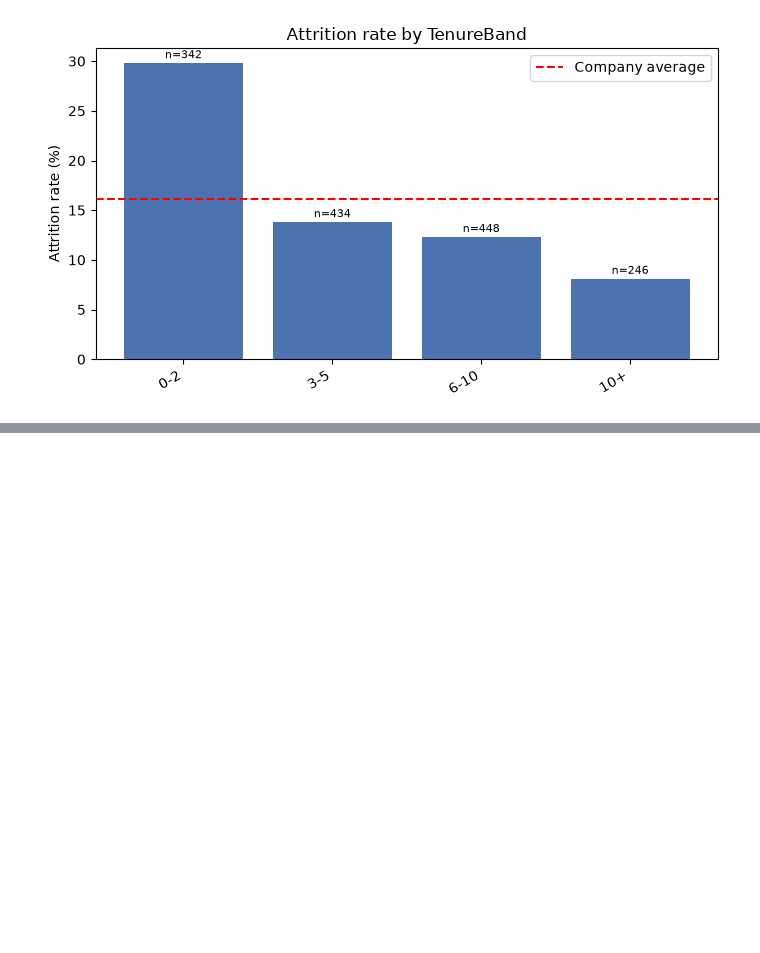
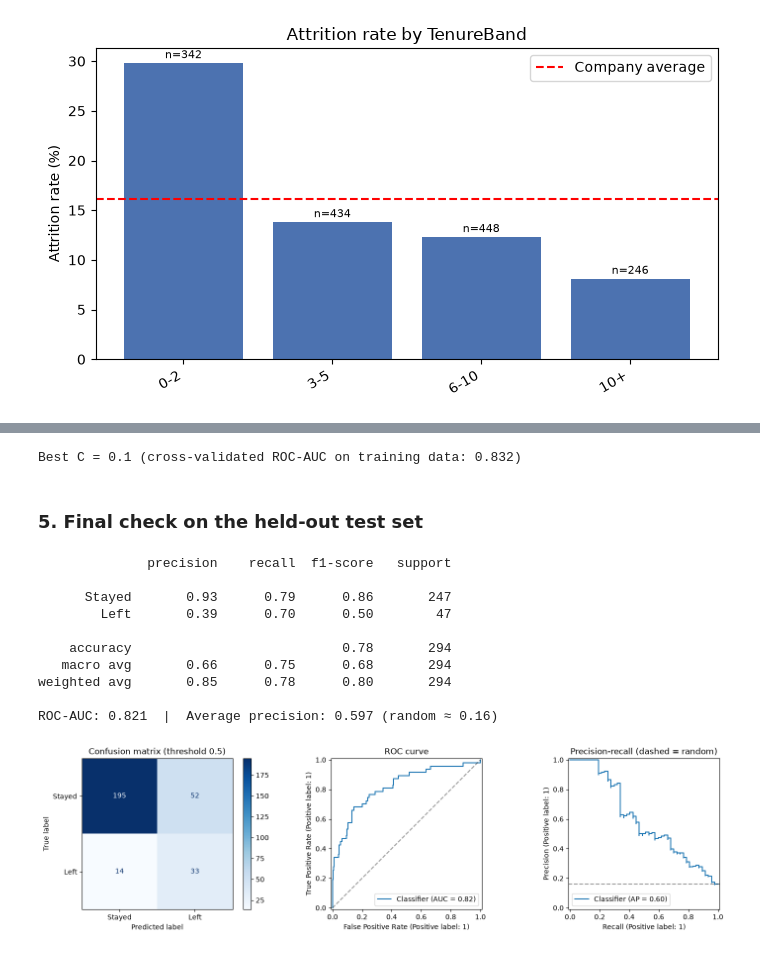
Before and after one commit to yezaw-zafki/Industrial-Analysis-EDA, a Jupyter notebook: HR analysis/IBM HR Analysis.ipynb, the cells around one changed output, grey strips where cells are left out. Cells and saved outputs as stored; diff of their text form; code cells hidden in the pictures; blank space fills up the shorter version.

```diff
--- a/HR analysis/IBM HR Analysis.ipynb
+++ b/HR analysis/IBM HR Analysis.ipynb
@@ -489,0 +406,11 @@ ROC-AUC: 0.838
+# %%
+from sklearn.model_selection import (train_test_split, StratifiedKFold, RepeatedStratifiedKFold,
+                                     cross_validate, cross_val_predict, GridSearchCV)
+from sklearn.compose import ColumnTransformer
+from sklearn.preprocessing import OneHotEncoder, StandardScaler
+from sklearn.pipeline import Pipeline
+from sklearn.linear_model import LogisticRegression
+from sklearn.metrics import (classification_report, ConfusionMatrixDisplay, RocCurveDisplay,
+                             PrecisionRecallDisplay, roc_auc_score, average_precision_score)
+
+RANDOM_STATE = 42
@@ -489,0 +482,49 @@ ROC-AUC: 0.838
+# %%
+X_train, X_test, y_train, y_test = train_test_split(
+    X, y, test_size=0.2, stratify=y, random_state=RANDOM_STATE)
+
+cv5 = StratifiedKFold(n_splits=5, shuffle=True, random_state=RANDOM_STATE)
+grid = GridSearchCV(make_model(), {"clf__C": [0.01, 0.03, 0.1, 0.3, 1, 3, 10]},
+                    scoring="roc_auc", cv=cv5)
+grid.fit(X_train, y_train)
+
+best_C = grid.best_params_["clf__C"]
+model = grid.best_estimator_
+print(f"Best C = {best_C} (cross-validated ROC-AUC on training data: {grid.best_score_:.3f})")
+# %% [output]
+Best C = 0.1 (cross-validated ROC-AUC on training data: 0.832)
+# %% [markdown]
+### 5. Final check on the held-out test set
+# %%
+y_prob = model.predict_proba(X_test)[:, 1]
+y_pred = (y_prob >= 0.5).astype(int)
+
+print(classification_report(y_test, y_pred, target_names=["Stayed", "Left"]))
+print(f"ROC-AUC: {roc_auc_score(y_test, y_prob):.3f}  |  "
+      f"Average precision: {average_precision_score(y_test, y_prob):.3f} "
+      f"(random ≈ {y_test.mean():.2f})")
+
+fig, axes = plt.subplots(1, 3, figsize=(15, 4))
+ConfusionMatrixDisplay.from_predictions(y_test, y_pred, display_labels=["Stayed", "Left"],
+                                        cmap="Blues", ax=axes[0])
+axes[0].set_title("Confusion matrix (threshold 0.5)")
+RocCurveDisplay.from_predictions(y_test, y_prob, ax=axes[1])
+axes[1].plot([0, 1], [0, 1], "k--", alpha=.4)
+axes[1].set_title("ROC curve")
+PrecisionRecallDisplay.from_predictions(y_test, y_prob, ax=axes[2])
+axes[2].axhline(y_test.mean(), color="k", ls="--", alpha=.4)
+axes[2].set_title("Precision-recall (dashed = random)")
+plt.tight_layout()
+plt.show()
+# %% [output]
+              precision    recall  f1-score   support
+
+      Stayed       0.93      0.79      0.86       247
+        Left       0.39      0.70      0.50        47
+
+    accuracy                           0.78       294
+   macro avg       0.66      0.75      0.68       294
+weighted avg       0.85      0.78      0.80       294
+
+ROC-AUC: 0.821  |  Average precision: 0.597 (random ≈ 0.16)
+[figure, added]
```
Also changed, not shown: parts of 28 cells of this notebook.
